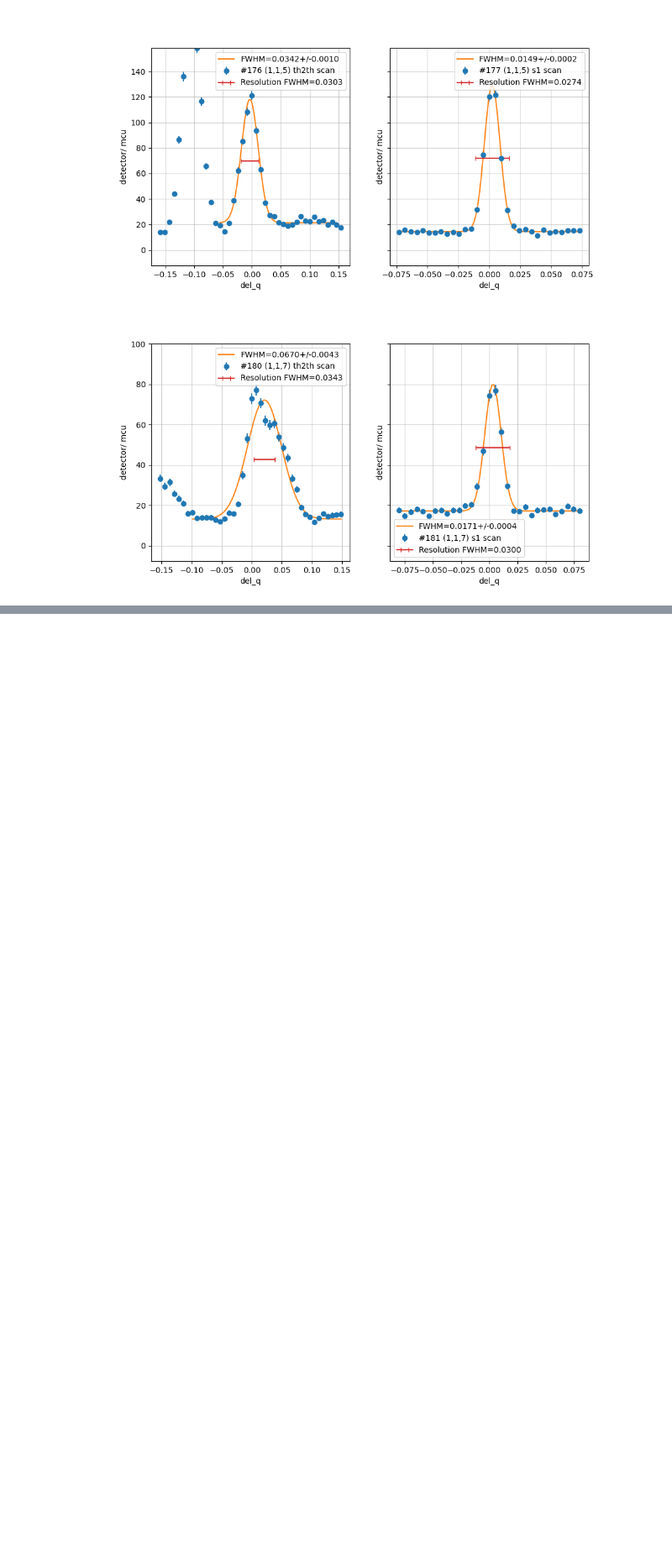
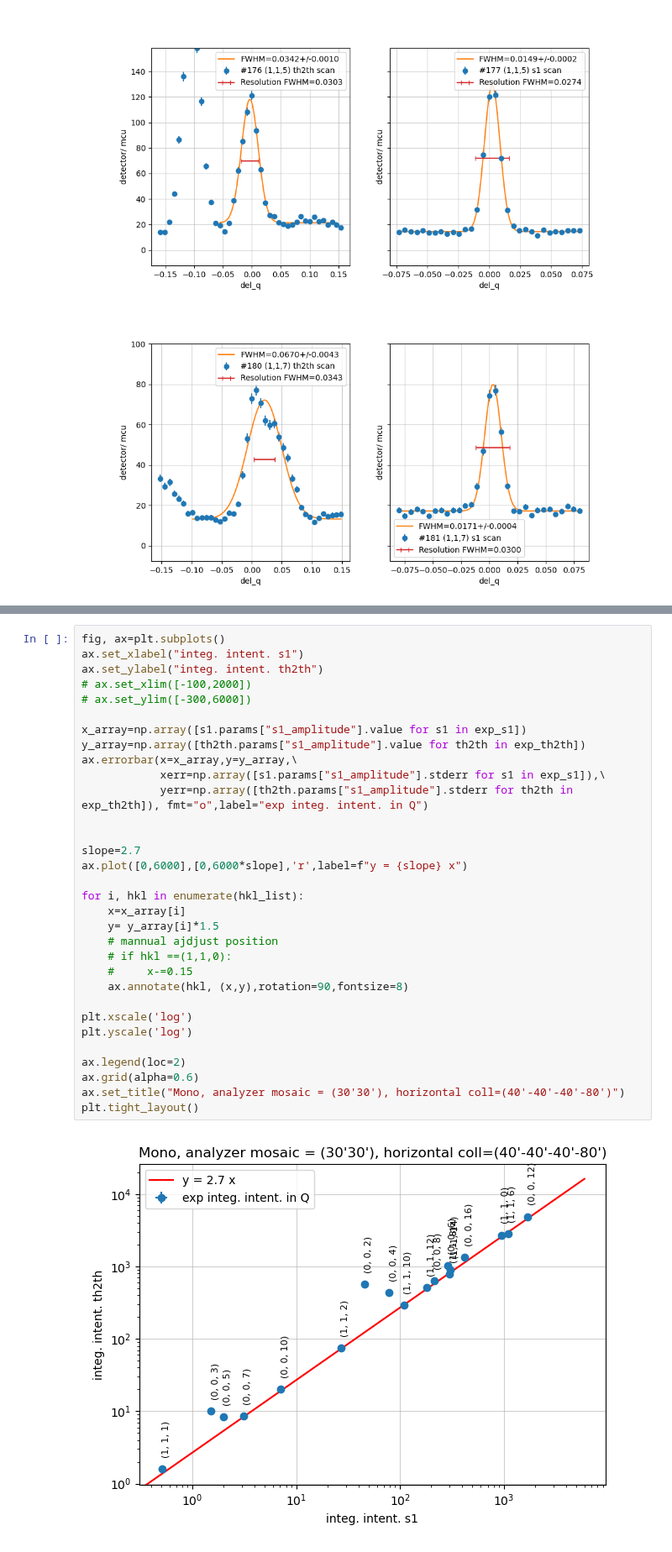
Before and after one commit to neutrons/TAVI, a Jupyter notebook: notebooks/La2Ni7_HB1A_resolution.ipynb, the cells around one changed output, grey strips where cells are left out. Shown at 84% size. Cells and saved outputs as stored; diff of their text form; blank space fills up the shorter version.

```diff
--- a/notebooks/La2Ni7_HB1A_resolution.ipynb
+++ b/notebooks/La2Ni7_HB1A_resolution.ipynb
@@ -316,0 +318,34 @@ True
+# %%
+fig, ax=plt.subplots()
+ax.set_xlabel("integ. intent. s1")
+ax.set_ylabel("integ. intent. th2th")
+# ax.set_xlim([-100,2000])
+# ax.set_ylim([-300,6000])
+
+x_array=np.array([s1.params["s1_amplitude"].value for s1 in exp_s1])
+y_array=np.array([th2th.params["s1_amplitude"].value for th2th in exp_th2th])
+ax.errorbar(x=x_array,y=y_array,\
+            xerr=np.array([s1.params["s1_amplitude"].stderr for s1 in exp_s1]),\
+            yerr=np.array([th2th.params["s1_amplitude"].stderr for th2th in exp_th2th]), fmt="o",label="exp integ. intent. in Q")
+
+
+slope=2.7
+ax.plot([0,6000],[0,6000*slope],'r',label=f"y = {slope} x")
+
+for i, hkl in enumerate(hkl_list):
+    x=x_array[i]
+    y= y_array[i]*1.5
+    # mannual ajdjust position
+    # if hkl ==(1,1,0):
+    #     x-=0.15
+    ax.annotate(hkl, (x,y),rotation=90,fontsize=8)
+
+plt.xscale('log')
+plt.yscale('log')
+
+ax.legend(loc=2)
+ax.grid(alpha=0.6)
+ax.set_title("Mono, analyzer mosaic = (30'30'), horizontal coll=(40'-40'-40'-80')")
+plt.tight_layout()
+# %% [output]
+[figure, added]
```
Also changed, not shown: parts of 7 cells of this notebook, 6 other files.
